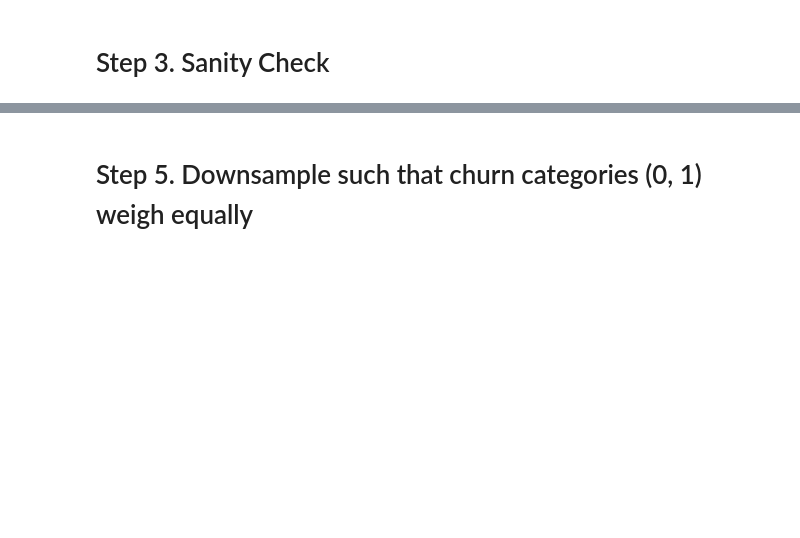
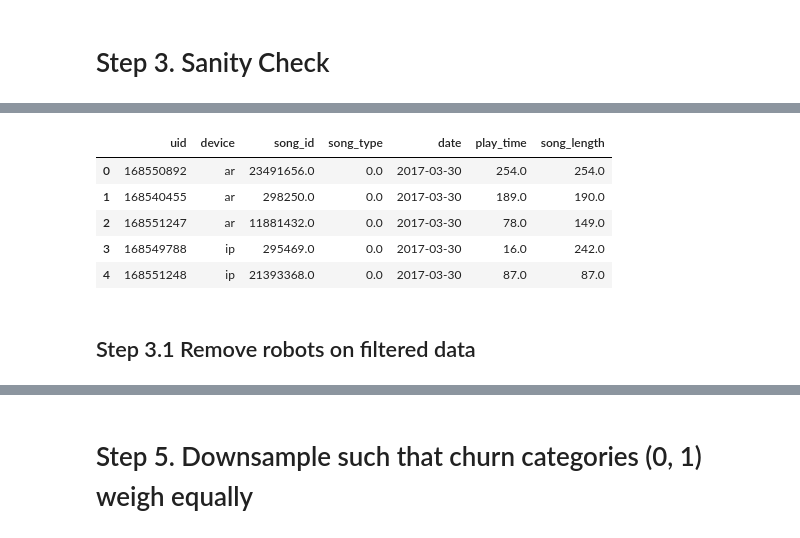
Before and after one commit to ZiweiDuan/MusicBox, a Jupyter notebook: Codes/5_Spark ETL (Extract & Transform & Load).ipynb, the cells around one changed output, grey strips where cells are left out. Drawn from its saved outputs; the diff is of its cells as text; code cells hidden in the pictures; blank space fills up the shorter version.

```diff
--- a/Codes/5_Spark ETL (Extract & Transform & Load).ipynb
+++ b/Codes/5_Spark ETL (Extract & Transform & Load).ipynb
@@ -168,0 +184,7 @@ pd.DataFrame(song_df.take(5), columns=song_df.columns)
+# %%
+song_df_4 = song_df_3.withColumn('play_time_adj', \
+                                 when(song_df_3.play_time > 10E5, song_df_3.play_time/1000) \
+                                 .otherwise(song_df_3.play_time)) \
+                     .withColumn('song_length_adj', \
+                                 when(song_df_3.song_length > 10E4, song_df_3.song_length/1000) \
+                                 .otherwise(song_df_3.song_length))
@@ -168,0 +195,5 @@ pd.DataFrame(song_df.take(5), columns=song_df.columns)
+# %%
+song_df_5 = song_df_4.drop('play_time') \
+                     .drop('song_length') \
+                     .withColumnRenamed('play_time_adj', 'play_time') \
+                     .withColumnRenamed('song_length_adj', 'song_length')
@@ -168,0 +208,9 @@ pd.DataFrame(song_df.take(5), columns=song_df.columns)
+# %%
+pd.DataFrame(song_df_5.take(5), columns=song_df_5.columns)
+# %% [output]
+|  | uid | device | song_id | song_type | date | play_time | song_length |
+| 0 | 168550892 | ar | 23491656.0 | 0.0 | 2017-03-30 | 254.0 | 254.0 |
+| 1 | 168540455 | ar | 298250.0 | 0.0 | 2017-03-30 | 189.0 | 190.0 |
+| 2 | 168551247 | ar | 11881432.0 | 0.0 | 2017-03-30 | 78.0 | 149.0 |
+| 3 | 168549788 | ip | 295469.0 | 0.0 | 2017-03-30 | 16.0 | 242.0 |
+| 4 | 168551248 | ip | 21393368.0 | 0.0 | 2017-03-30 | 87.0 | 87.0 |
@@ -169 +220,3 @@ pd.DataFrame(song_df.take(5), columns=song_df.columns)
+# %% [markdown]
+## Step 3.1  Remove robots on filtered data
 # %%
```
Also changed, not shown: parts of 130 cells of this notebook.
